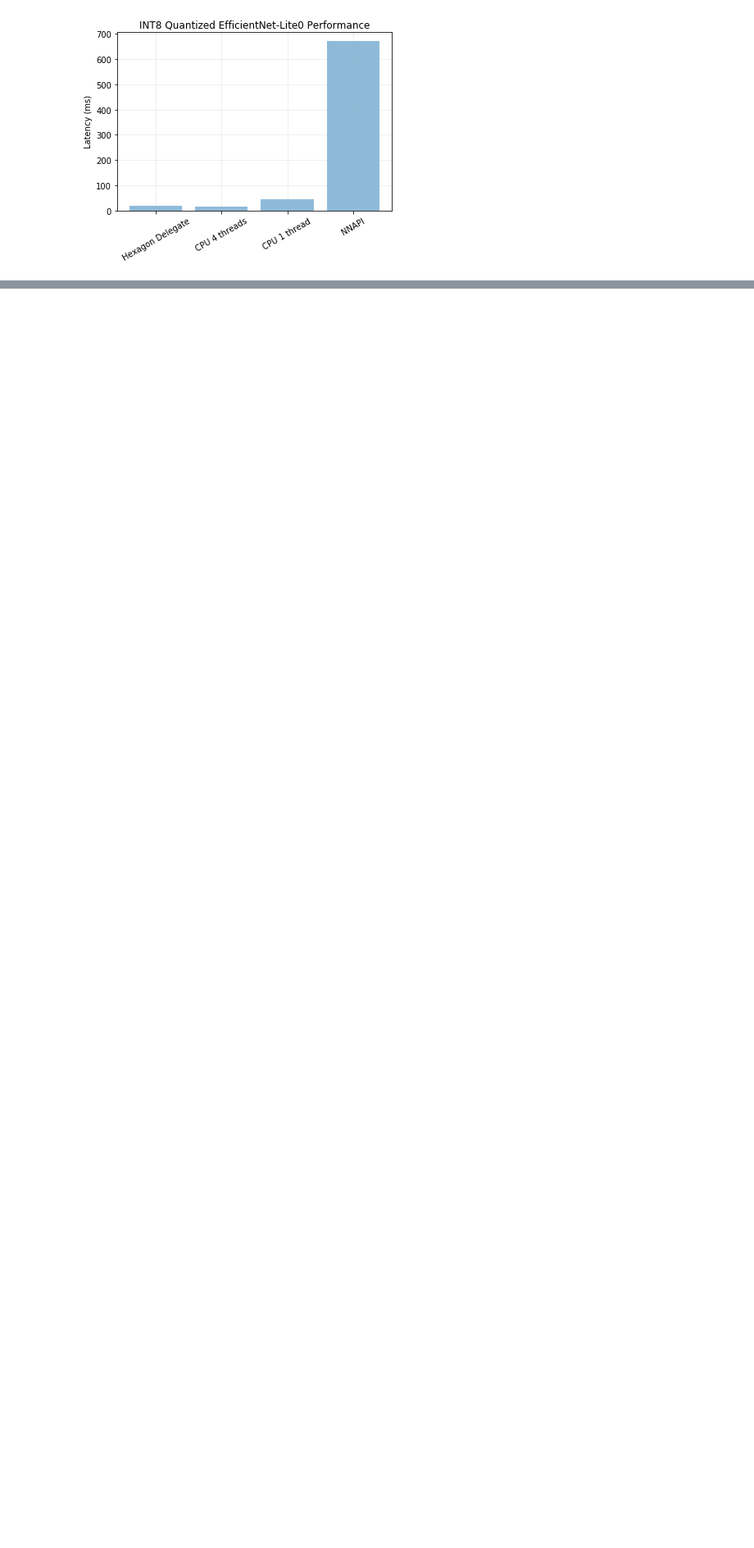
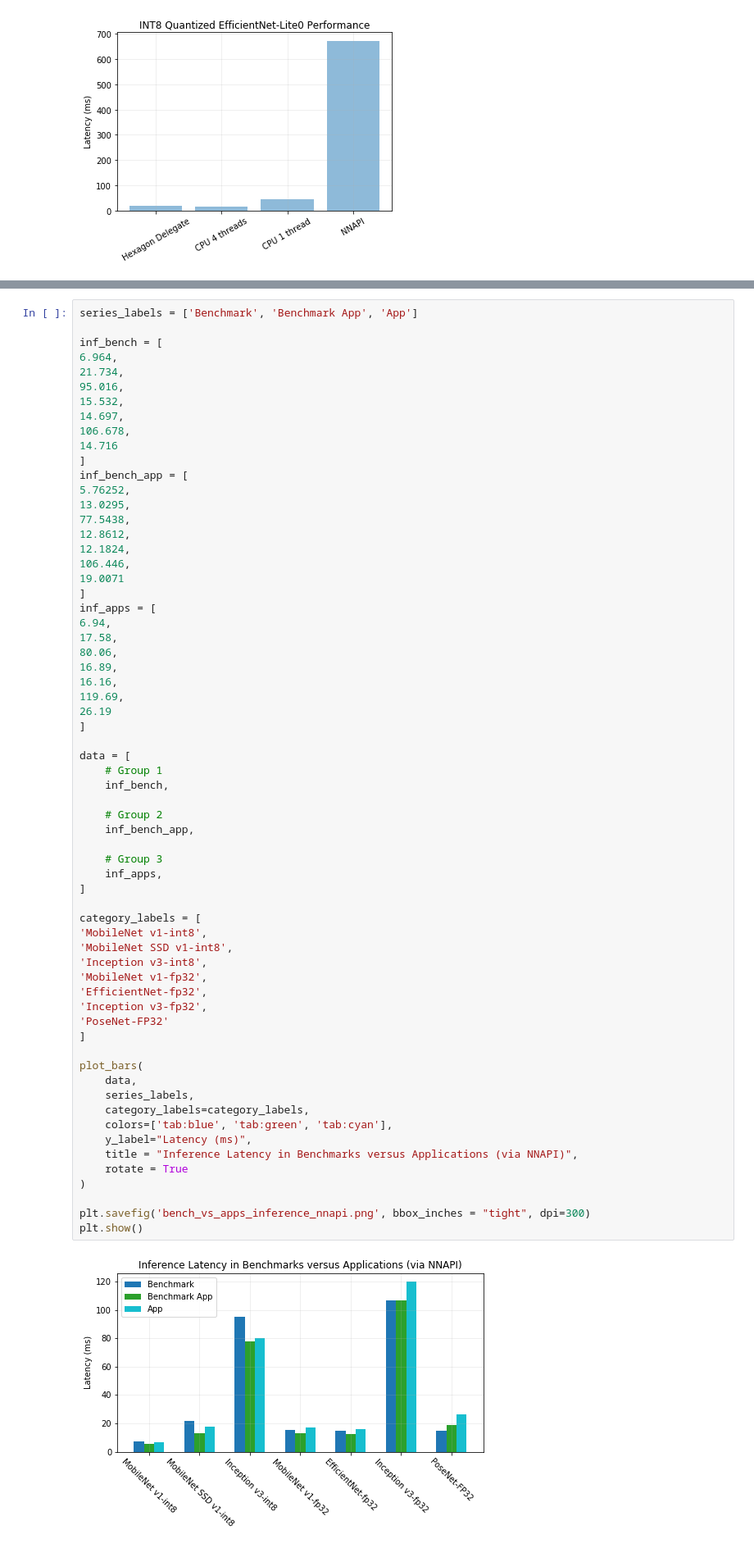
Before and after one commit to Michael137/reasoned-soc, a Jupyter notebook: android/paper_plots.ipynb, the cells around one changed output, grey strips where cells are left out. Shown at 82% size. Drawn from its saved outputs; the diff is of its cells as text; blank space fills up the shorter version.

```diff
--- a/android/paper_plots.ipynb
+++ b/android/paper_plots.ipynb
@@ -1046,0 +1129,66 @@ plt.show()
+# %%
+series_labels = ['Benchmark', 'Benchmark App', 'App']
+
+inf_bench = [
+6.964,
+21.734,
+95.016,
+15.532,
+14.697,
+106.678,
+14.716
+]
+inf_bench_app = [
+5.76252,
+13.0295,
+77.5438,
+12.8612,
+12.1824,
+106.446,
+19.0071
+]
+inf_apps = [
+6.94,
+17.58,
+80.06,
+16.89,
+16.16,
+119.69,
+26.19
+]
+
+data = [
+    # Group 1
+    inf_bench,
+
+    # Group 2
+    inf_bench_app,
+
+    # Group 3
+    inf_apps,
+]
+
+category_labels = [
+'MobileNet v1-int8',
+'MobileNet SSD v1-int8',
+'Inception v3-int8',
+'MobileNet v1-fp32',
+'EfficientNet-fp32',
+'Inception v3-fp32',
+'PoseNet-FP32'
+]
+
+plot_bars(
+    data,
+    series_labels,
+    category_labels=category_labels,
+    colors=['tab:blue', 'tab:green', 'tab:cyan'],
+    y_label="Latency (ms)",
+    title = "Inference Latency in Benchmarks versus Applications (via NNAPI)",
+    rotate = True
+)
+
+plt.savefig('bench_vs_apps_inference_nnapi.png', bbox_inches = "tight", dpi=300)
+plt.show()
+# %% [output]
+[figure, added]
```
Also changed, not shown: parts of 4 cells of this notebook.
